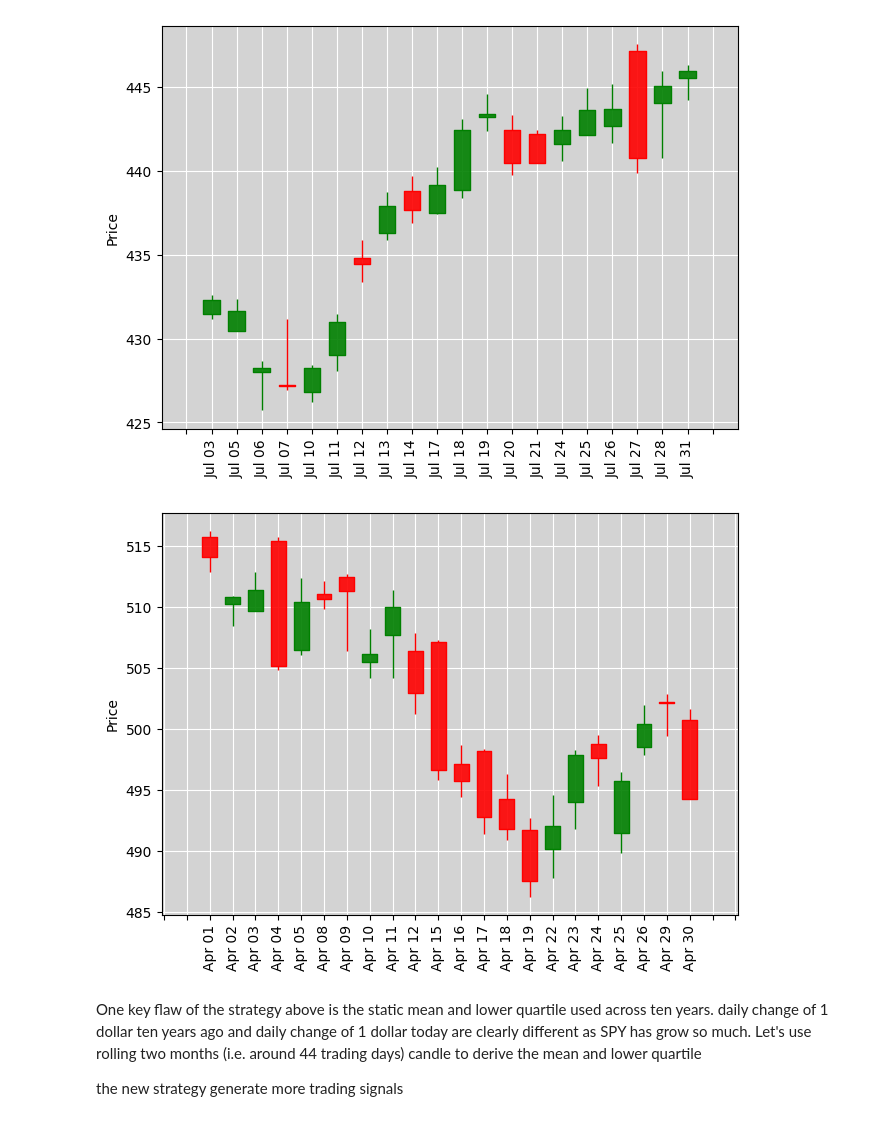
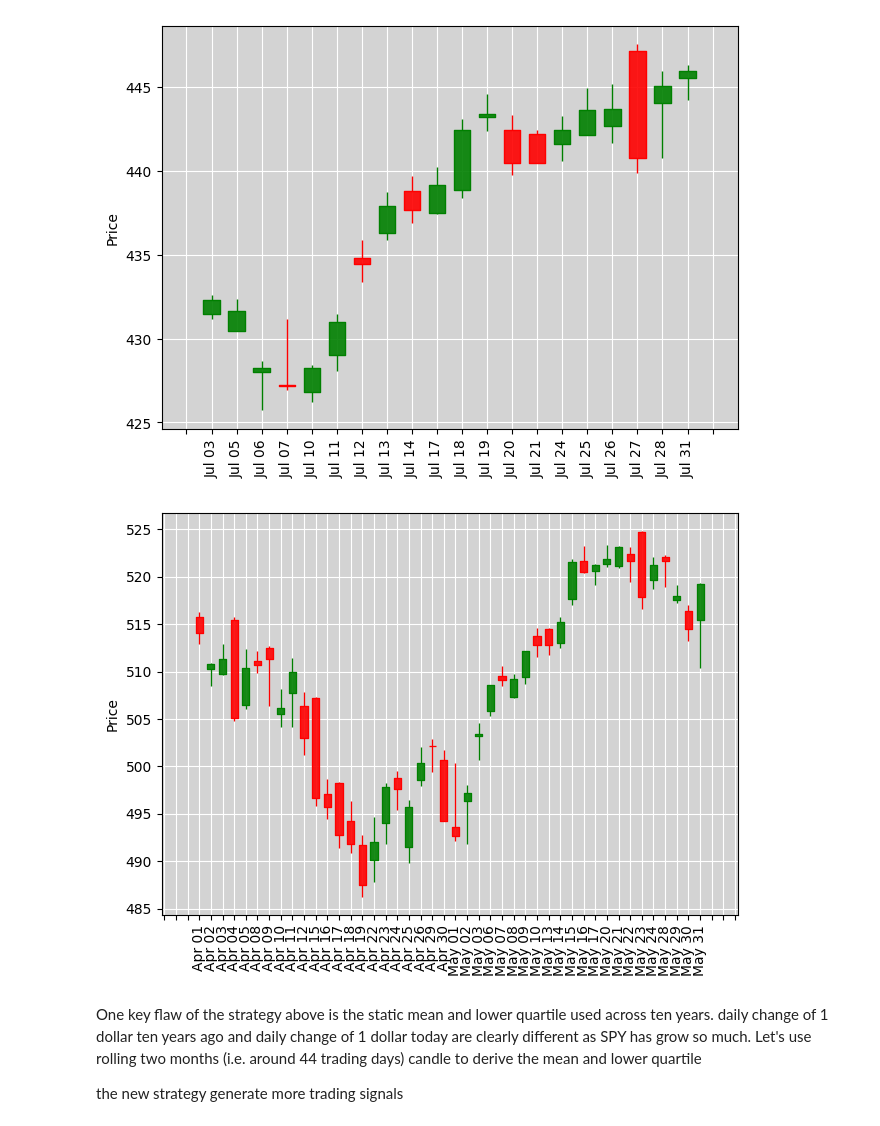
Before and after one commit to MarvinLok/Algo-Trading, a Jupyter notebook: Eveningstar.ipynb, the cells around one changed output. Drawn from its saved outputs; the diff is of its cells as text; code cells hidden in the pictures.

```diff
--- a/Eveningstar.ipynb
+++ b/Eveningstar.ipynb
@@ -180,12 +172,12 @@ mpf.show()
 # %% [output]
 [figure]
 # %%
-SPY_adj_signal = SPY_adj.loc['2024-04']
+SPY_adj_signal = SPY_adj.loc['2024-04':'2024-05']
 fig, axlist = mpf.plot(SPY_adj_signal,type='candle',style=custom_style,returnfig=True, xrotation=90)
 axlist[0].xaxis.set_major_locator(ticker.MultipleLocator(1))
 mpf.show()
 # %% [output]
-[figure, old version]
+[figure, new version]
 # %% [markdown]
 One key flaw of the strategy above is the static mean and lower quartile used across ten years. daily change of 1 dollar ten years ago and daily change of 1 dollar today are clearly different as SPY has grow so much. Let's use rolling two months (i.e. around 44 trading days) candle to derive the mean and lower quartile
 
```
Also changed, not shown: parts of 8 cells of this notebook.
